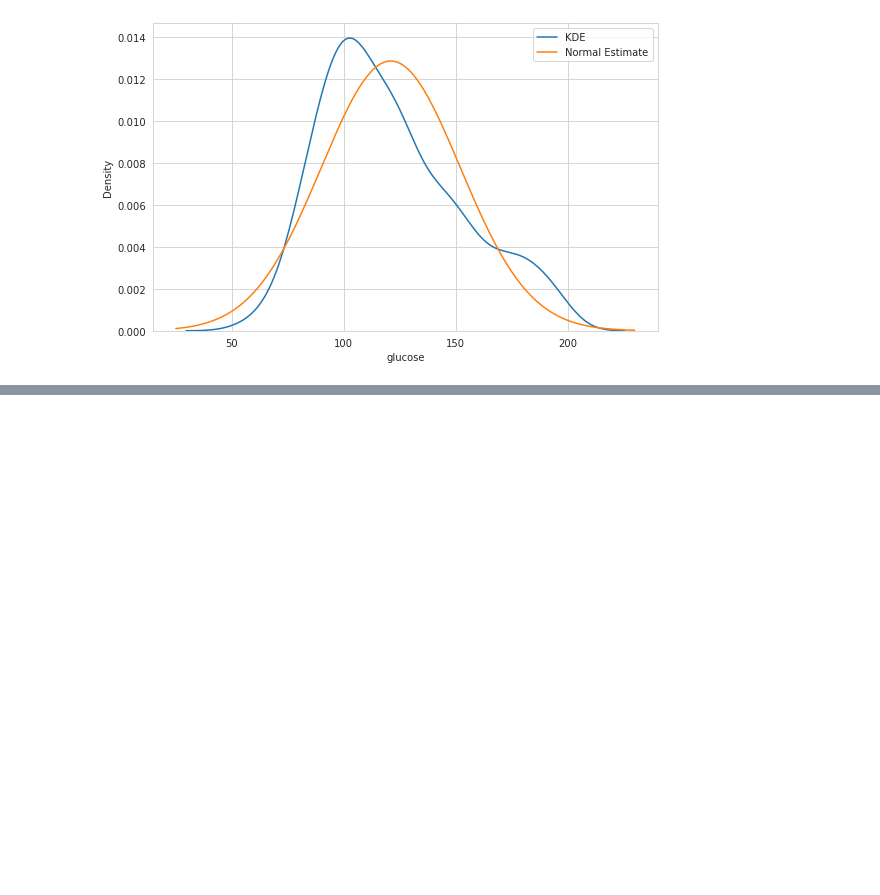
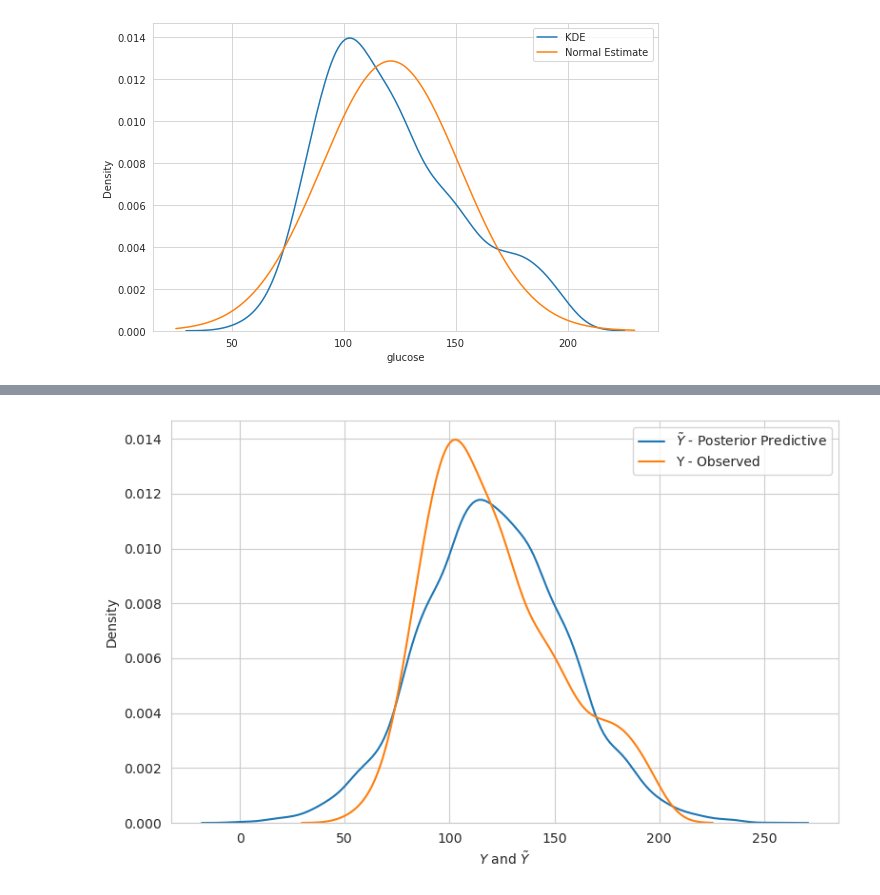
Before and after one commit to WHITSNAK/sta_602, a Jupyter notebook: hw8/hw8.ipynb, the cells around one changed output, grey strips where cells are left out. Cells and saved outputs as stored; diff of their text form; code cells hidden in the pictures; blank space fills up the shorter version.

```diff
--- a/hw8/hw8.ipynb
+++ b/hw8/hw8.ipynb
@@ -110,0 +117,10 @@ S['theta_1'].plot(linewidth=0.3)
+# %%
+fig, ax = plt.subplots(figsize=(8,5))
+sns.kdeplot(S['y_post'], ax=ax, label='$\\tilde{Y}$ - Posterior Predictive')
+sns.kdeplot(Y, ax=ax, label='Y - Observed')
+ax.set_xlabel("$Y$ and $\\tilde{Y}$")
+ax.legend()
+fig.tight_layout()
+fig.show()
+# %% [output]
+[figure, added]
```
Also changed, not shown: parts of 8 cells of this notebook, 3 other files.
